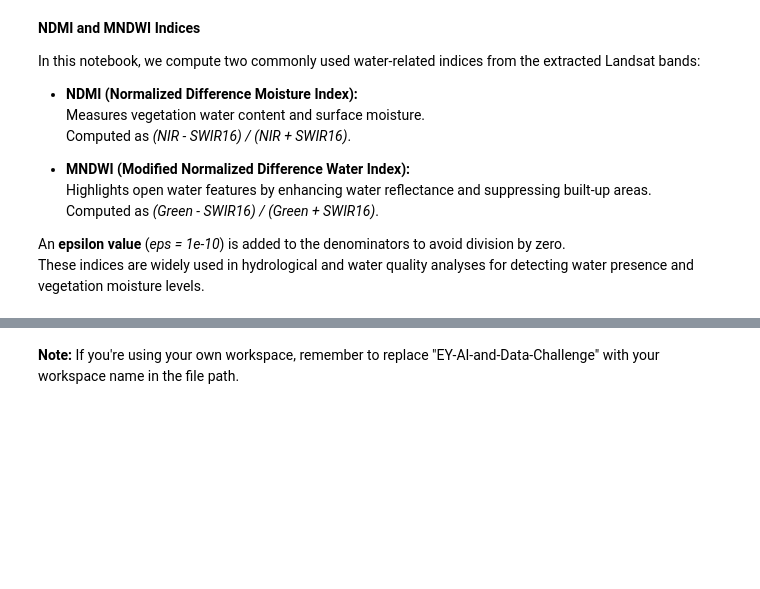
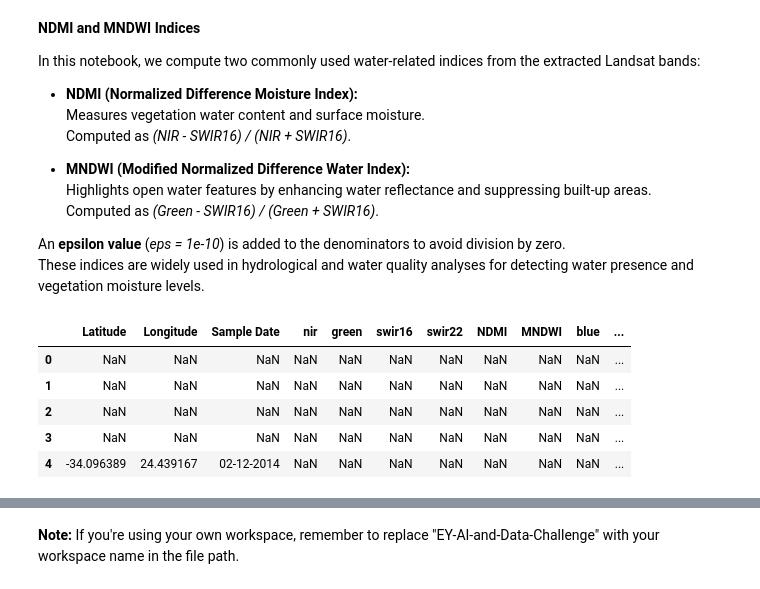
Before and after one commit to isaacdono/ey-hackathon, a Jupyter notebook: LANDSAT_DATA_EXTRACTION_NOTEBOOK_SNOWFLAKE.ipynb, the cells around one changed output, grey strips where cells are left out. Drawn from its saved outputs; the diff is of its cells as text; code cells hidden in the pictures; blank space fills up the shorter version.

```diff
--- a/LANDSAT_DATA_EXTRACTION_NOTEBOOK_SNOWFLAKE.ipynb
+++ b/LANDSAT_DATA_EXTRACTION_NOTEBOOK_SNOWFLAKE.ipynb
@@ -218,12 +263,24 @@ In this notebook, we compute two commonly used water-related indices from the ex
 
 An **epsilon value** (*eps = 1e-10*) is added to the denominators to avoid division by zero.
 These indices are widely used in hydrological and water quality analyses for detecting water presence and vegetation moisture levels.
+# %%
+# Create indices: NDMI and MNDWI
+eps = 1e-10
+landsat_train_features['NDMI'] = (landsat_train_features['nir'] - landsat_train_features['swir16']) / (landsat_train_features['nir'] + landsat_train_features['swir16'] + eps)
+landsat_train_features['MNDWI'] = (landsat_train_features['green'] - landsat_train_features['swir16']) / (landsat_train_features['green'] + landsat_train_features['swir16'] + eps)
 # %%
 landsat_train_features['Latitude']    = Water_Quality_df['Latitude']
 landsat_train_features['Longitude']   = Water_Quality_df['Longitude']
 landsat_train_features['Sample Date'] = Water_Quality_df['Sample Date']
-landsat_train_features = landsat_train_features[['Latitude', 'Longitude', 'Sample Date', 'blue', 'red']]
+landsat_train_features = landsat_train_features[['Latitude', 'Longitude', 'Sample Date', 'nir', 'green', 'swir16', 'swir22', 'NDMI', 'MNDWI', 'blue', 'red']]
 display(landsat_train_features.head())
+# %% [output]
+|  | Latitude | Longitude | Sample Date | nir | green | swir16 | swir22 | NDMI | MNDWI | blue | ... |
+| 0 | NaN | NaN | NaN | NaN | NaN | NaN | NaN | NaN | NaN | NaN | ... |
+| 1 | NaN | NaN | NaN | NaN | NaN | NaN | NaN | NaN | NaN | NaN | ... |
+| 2 | NaN | NaN | NaN | NaN | NaN | NaN | NaN | NaN | NaN | NaN | ... |
+| 3 | NaN | NaN | NaN | NaN | NaN | NaN | NaN | NaN | NaN | NaN | ... |
+| 4 | -34.096389 | 24.439167 | 02-12-2014 | NaN | NaN | NaN | NaN | NaN | NaN | NaN | ... |
 # %%
 # Preview File
 landsat_train_features.head()
```
Also changed, not shown: parts of 11 cells of this notebook, 2 other files.
